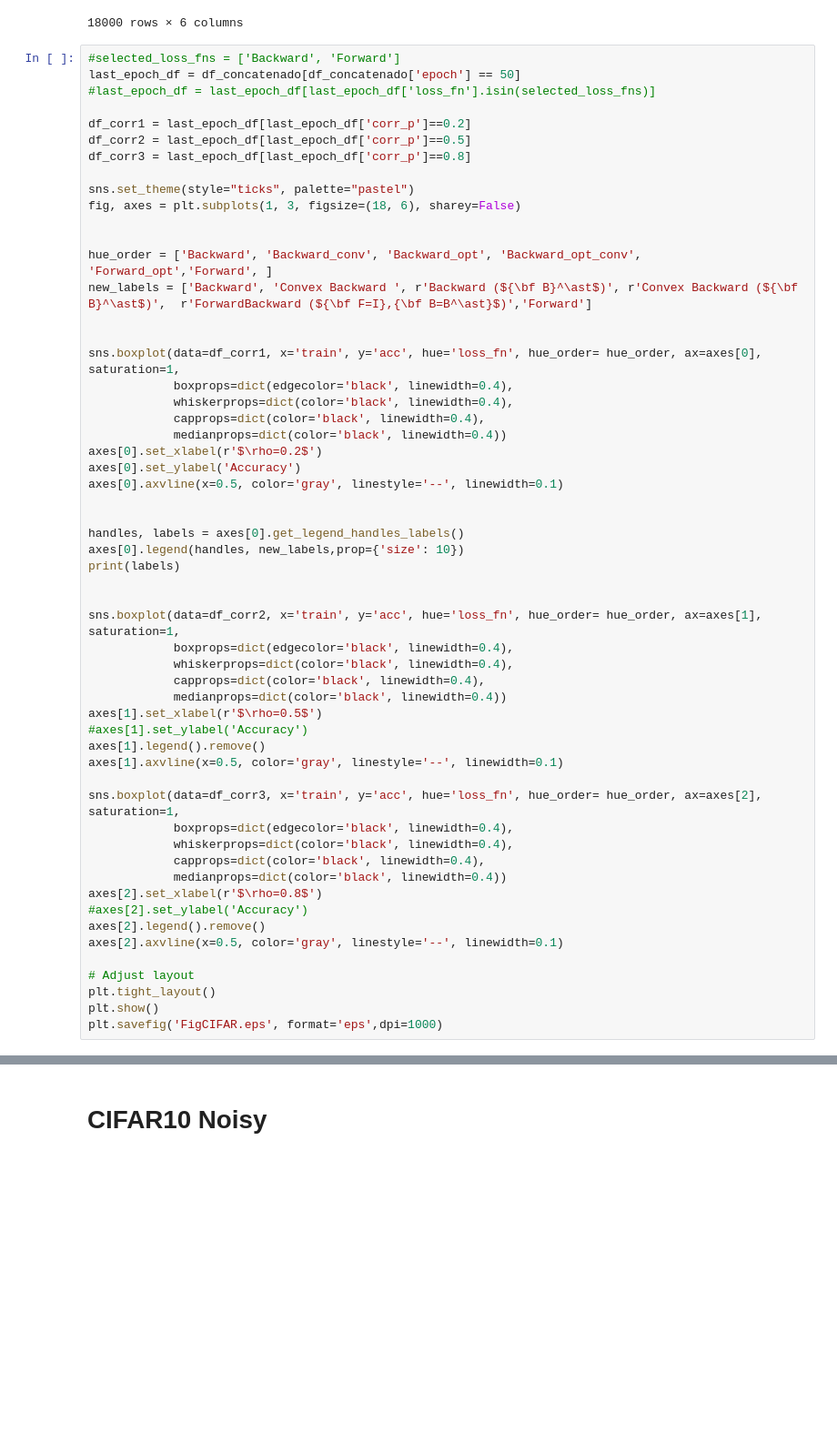
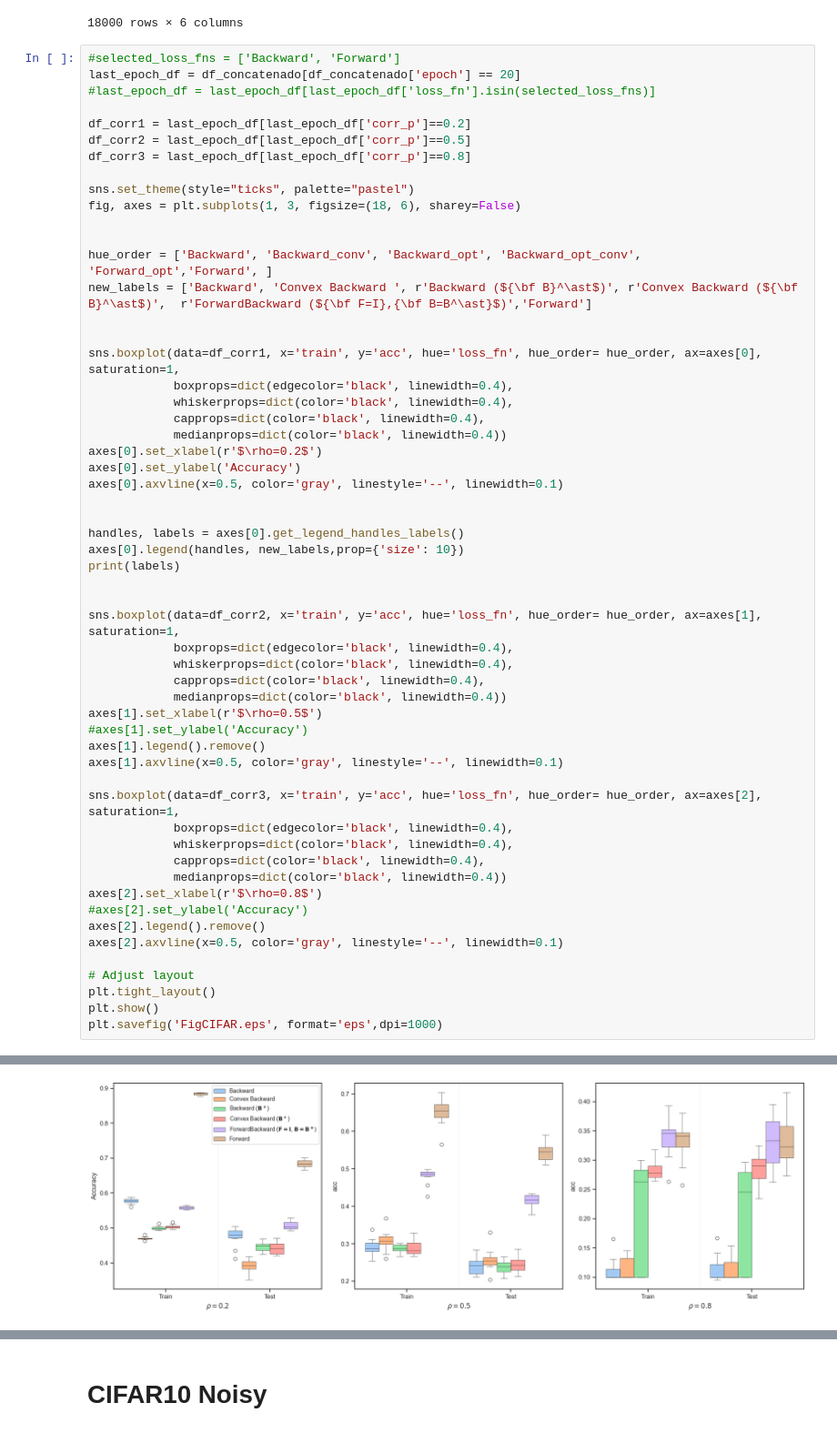
Before and after one commit to DaniBacaicoa/ForwardBackard_losses, a Jupyter notebook: New_Results_viasualization.ipynb, the cells around one changed output, grey strips where cells are left out. Shown: that part at 91% size. Drawn from its saved outputs; the diff is of its cells as text; blank space fills up the shorter version.

```diff
--- a/New_Results_viasualization.ipynb
+++ b/New_Results_viasualization.ipynb
@@ -1231,7 +1231,7 @@ See the caveats in the documentation: https://pandas.pydata.org/pandas-docs/stab
 18000 rows × 6 columns
 # %%
 #selected_loss_fns = ['Backward', 'Forward']
-last_epoch_df = df_concatenado[df_concatenado['epoch'] == 50]
+last_epoch_df = df_concatenado[df_concatenado['epoch'] == 20]
 #last_epoch_df = last_epoch_df[last_epoch_df['loss_fn'].isin(selected_loss_fns)]
 
 df_corr1 = last_epoch_df[last_epoch_df['corr_p']==0.2]
@@ -1260,30 +1260,31 @@ handles, labels = axes[0].get_legend_handles_labels()
 axes[0].legend(handles, new_labels,prop={'size': 10})
 print(labels)
 
 
 sns.boxplot(data=df_corr2, x='train', y='acc', hue='loss_fn', hue_order= hue_order, ax=axes[1], saturation=1,
             boxprops=dict(edgecolor='black', linewidth=0.4),
             whiskerprops=dict(color='black', linewidth=0.4),
             capprops=dict(color='black', linewidth=0.4),
             medianprops=dict(color='black', linewidth=0.4))
 axes[1].set_xlabel(r'$\rho=0.5$')
 #axes[1].set_ylabel('Accuracy')
 axes[1].legend().remove()
 axes[1].axvline(x=0.5, color='gray', linestyle='--', linewidth=0.1)
 
 sns.boxplot(data=df_corr3, x='train', y='acc', hue='loss_fn', hue_order= hue_order, ax=axes[2], saturation=1,
             boxprops=dict(edgecolor='black', linewidth=0.4),
             whiskerprops=dict(color='black', linewidth=0.4),
             capprops=dict(color='black', linewidth=0.4),
             medianprops=dict(color='black', linewidth=0.4))
 axes[2].set_xlabel(r'$\rho=0.8$')
 #axes[2].set_ylabel('Accuracy')
 axes[2].legend().remove()
 axes[2].axvline(x=0.5, color='gray', linestyle='--', linewidth=0.1)
 
 # Adjust layout
 plt.tight_layout()
 plt.show()
 plt.savefig('FigCIFAR.eps', format='eps',dpi=1000)
 # %% [output]
 ['Backward', 'Backward_conv', 'Backward_opt', 'Backward_opt_conv', 'Forward_opt', 'Forward']
+[figure, added]
```
Also changed, not shown: parts of 5 cells of this notebook.
